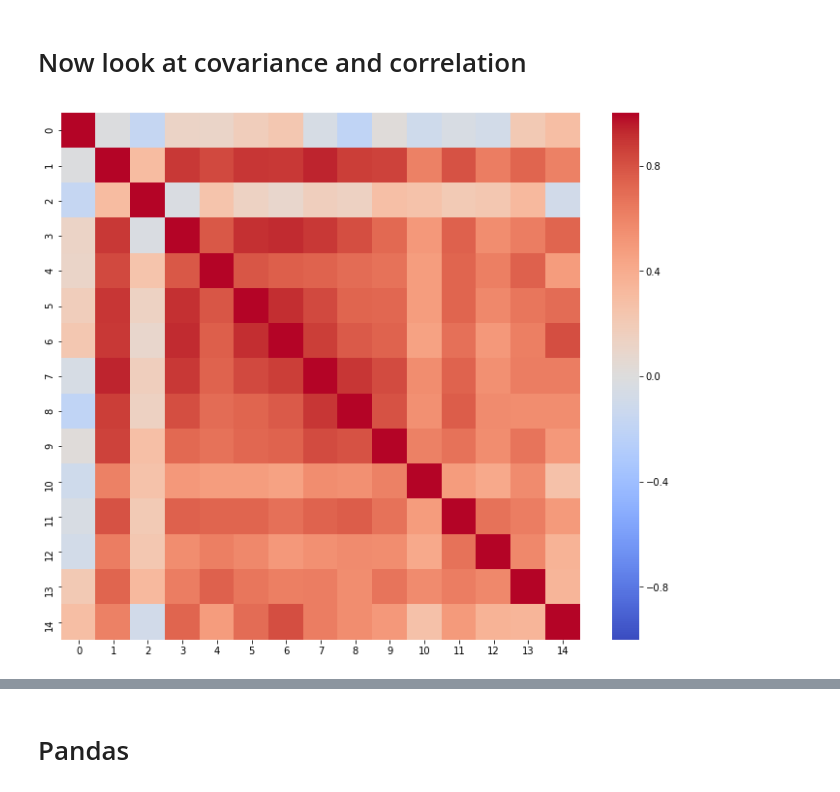
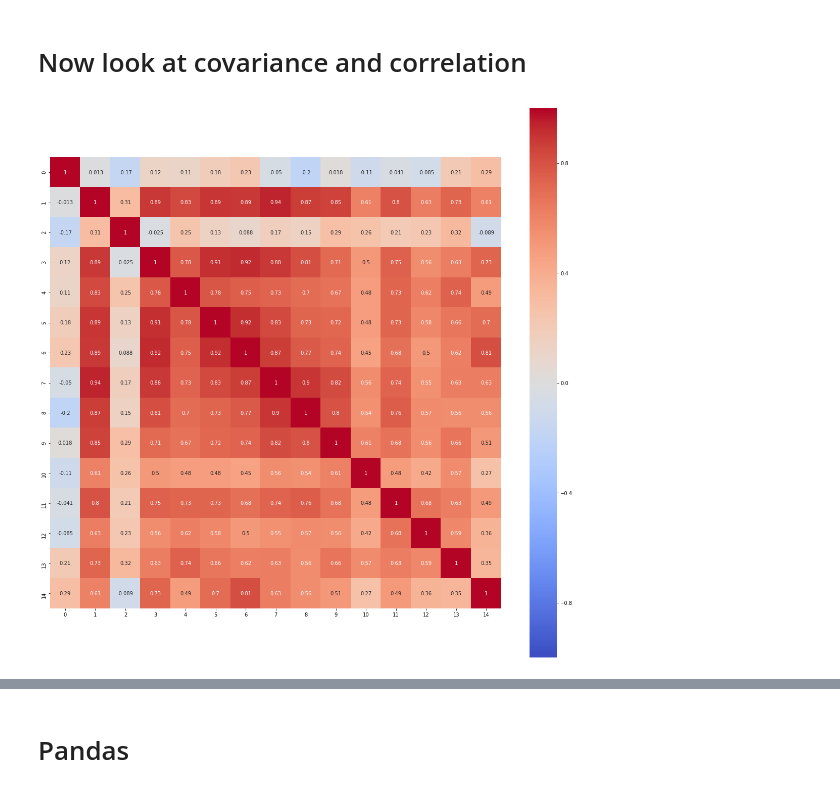
Before and after one commit to piovere/nucnotes, a Jupyter notebook: ne579/Homework/hw02/All in one.ipynb, the cells around one changed output, grey strips where cells are left out. Saved outputs shown, nothing was run; the diff lists cells and outputs as text; code cells hidden in the pictures.

```diff
--- a/ne579/Homework/hw02/All in one.ipynb
+++ b/ne579/Homework/hw02/All in one.ipynb
@@ -189,8 +219,9 @@ with sns.color_palette('coolwarm'):
 # Now look at covariance and correlation
 # %%
-w, h = plt.figaspect(1)
-plt.figure(figsize=(3*w, 2.5*h))
-sns.heatmap(np.corrcoef(data.T), vmin=-1, vmax=1, center=0, cmap='coolwarm')
+plt.figure(figsize=(20,20))
+sns.heatmap(np.corrcoef(data.T), vmin=-1, vmax=1, center=0, cmap='coolwarm',
+            square=True, annot=True)
+plt.savefig('images/correlation_heatmap.png', dpi=300, bbox_inches='tight')
 plt.show()
 # %% [output]
-[figure, old version]
+[figure, new version]
```
Also changed, not shown: parts of 19 cells of this notebook, 20 other files.
